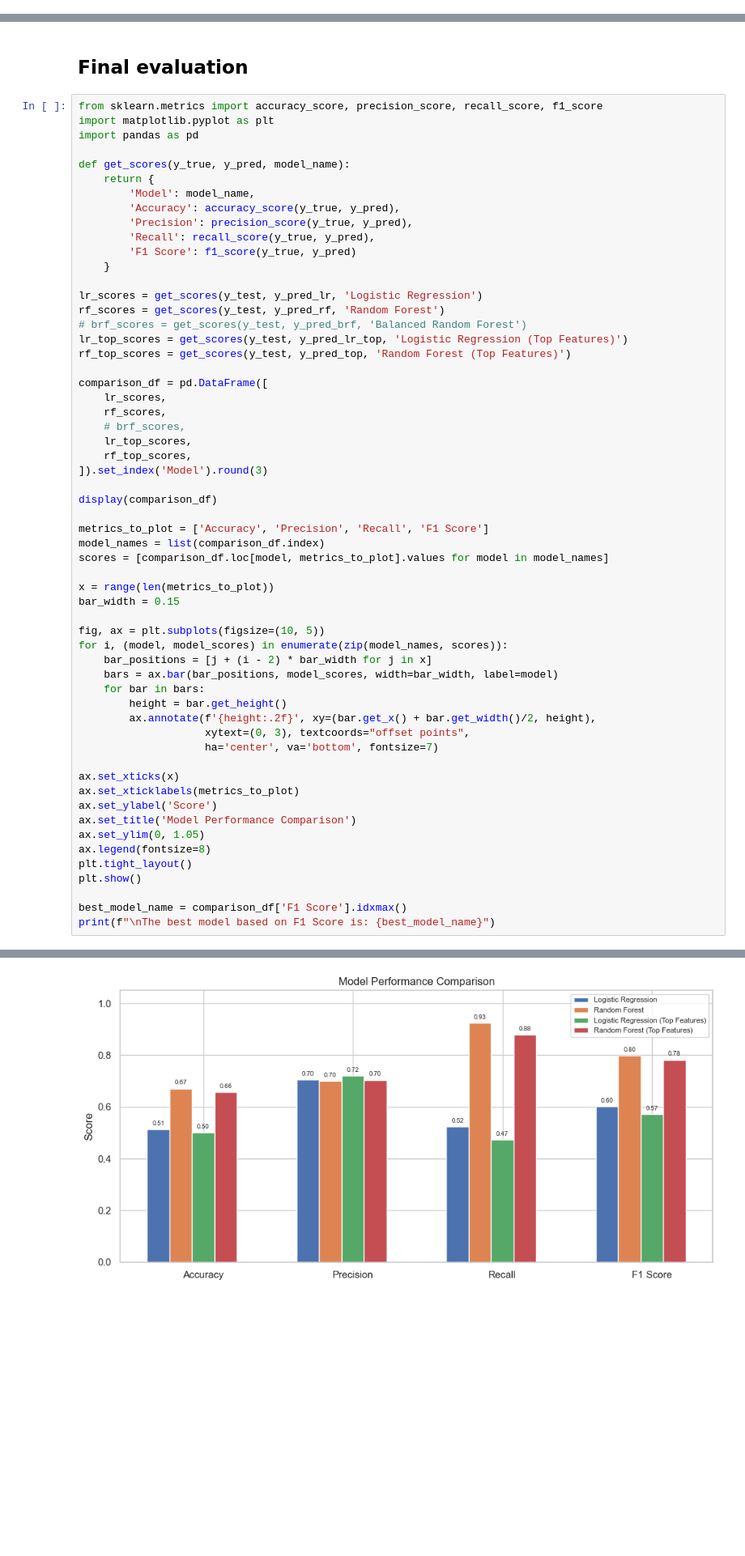
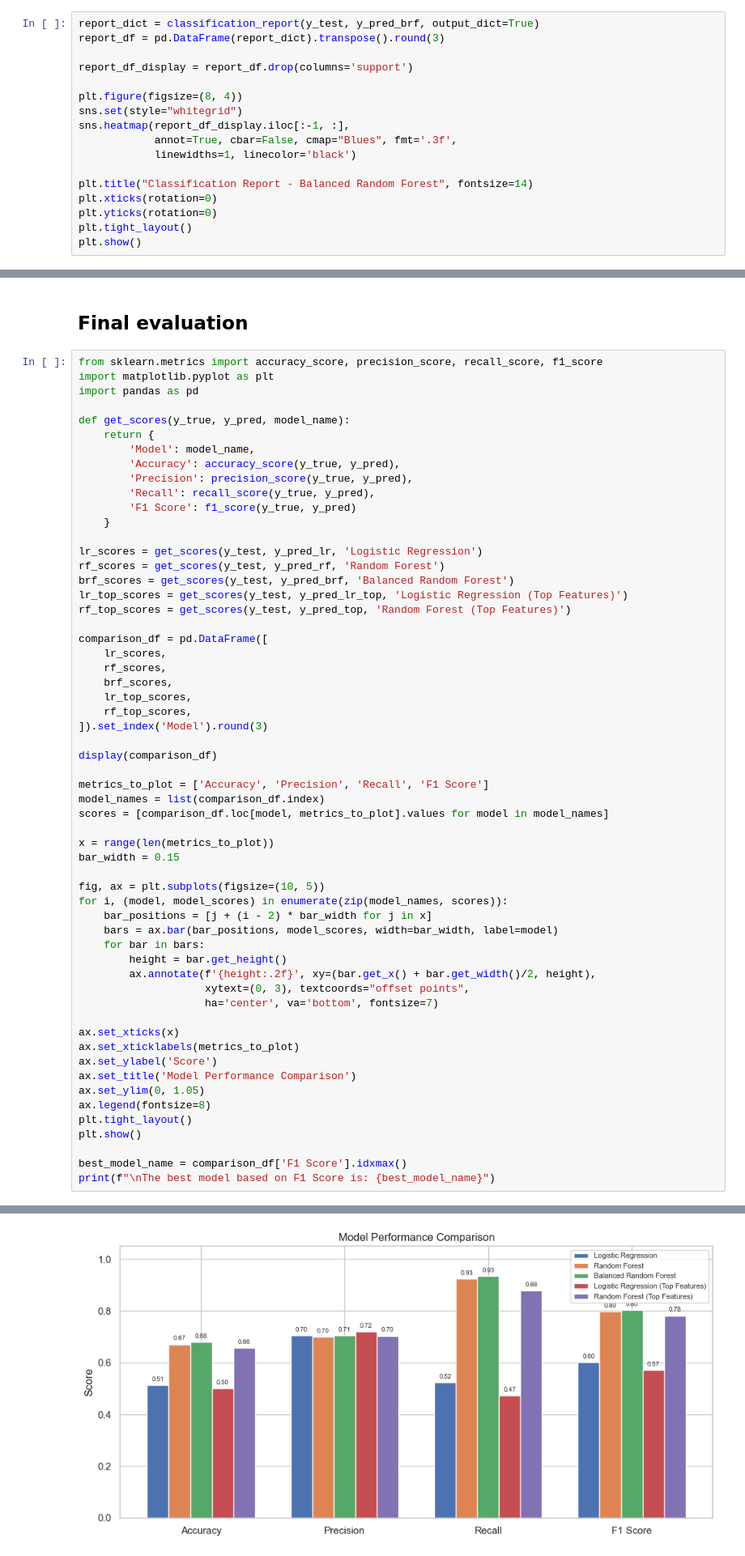
Before and after one commit to sunichayalai/mld2, a Jupyter notebook: loan.ipynb, the cells around one changed output, grey strips where cells are left out. Shown at 81% size. Saved outputs shown, nothing was run; the diff lists cells and outputs as text; blank space fills up the shorter version.

```diff
--- a/loan.ipynb
+++ b/loan.ipynb
@@ -776,0 +753,17 @@ plt.show()
+# %%
+report_dict = classification_report(y_test, y_pred_brf, output_dict=True)
+report_df = pd.DataFrame(report_dict).transpose().round(3)
+
+report_df_display = report_df.drop(columns='support')
+
+plt.figure(figsize=(8, 4))
+sns.set(style="whitegrid")
+sns.heatmap(report_df_display.iloc[:-1, :],
+            annot=True, cbar=False, cmap="Blues", fmt='.3f',
+            linewidths=1, linecolor='black')
+
+plt.title("Classification Report - Balanced Random Forest", fontsize=14)
+plt.xticks(rotation=0)
+plt.yticks(rotation=0)
+plt.tight_layout()
+plt.show()
@@ -1313,14 +1327,14 @@ def get_scores(y_true, y_pred, model_name):
 
 lr_scores = get_scores(y_test, y_pred_lr, 'Logistic Regression')
 rf_scores = get_scores(y_test, y_pred_rf, 'Random Forest')
-# brf_scores = get_scores(y_test, y_pred_brf, 'Balanced Random Forest')
+brf_scores = get_scores(y_test, y_pred_brf, 'Balanced Random Forest')
 lr_top_scores = get_scores(y_test, y_pred_lr_top, 'Logistic Regression (Top Features)')
 rf_top_scores = get_scores(y_test, y_pred_top, 'Random Forest (Top Features)')
 
 comparison_df = pd.DataFrame([
     lr_scores,
     rf_scores,
-    # brf_scores,
+    brf_scores,
     lr_top_scores,
     rf_top_scores,
 ]).set_index('Model').round(3)
@@ -1363,3 +1378,3 @@ print(f"\nThe best model based on F1 Score is: {best_model_name}")
 | Logistic Regression (Top Features) | 0.502 | 0.720 | 0.473 | 0.571 |
 | Random Forest (Top Features) | 0.657 | 0.704 | 0.880 | 0.782 |
-[figure, old version]
+[figure, new version]
```
Also changed, not shown: parts of 15 cells of this notebook.
